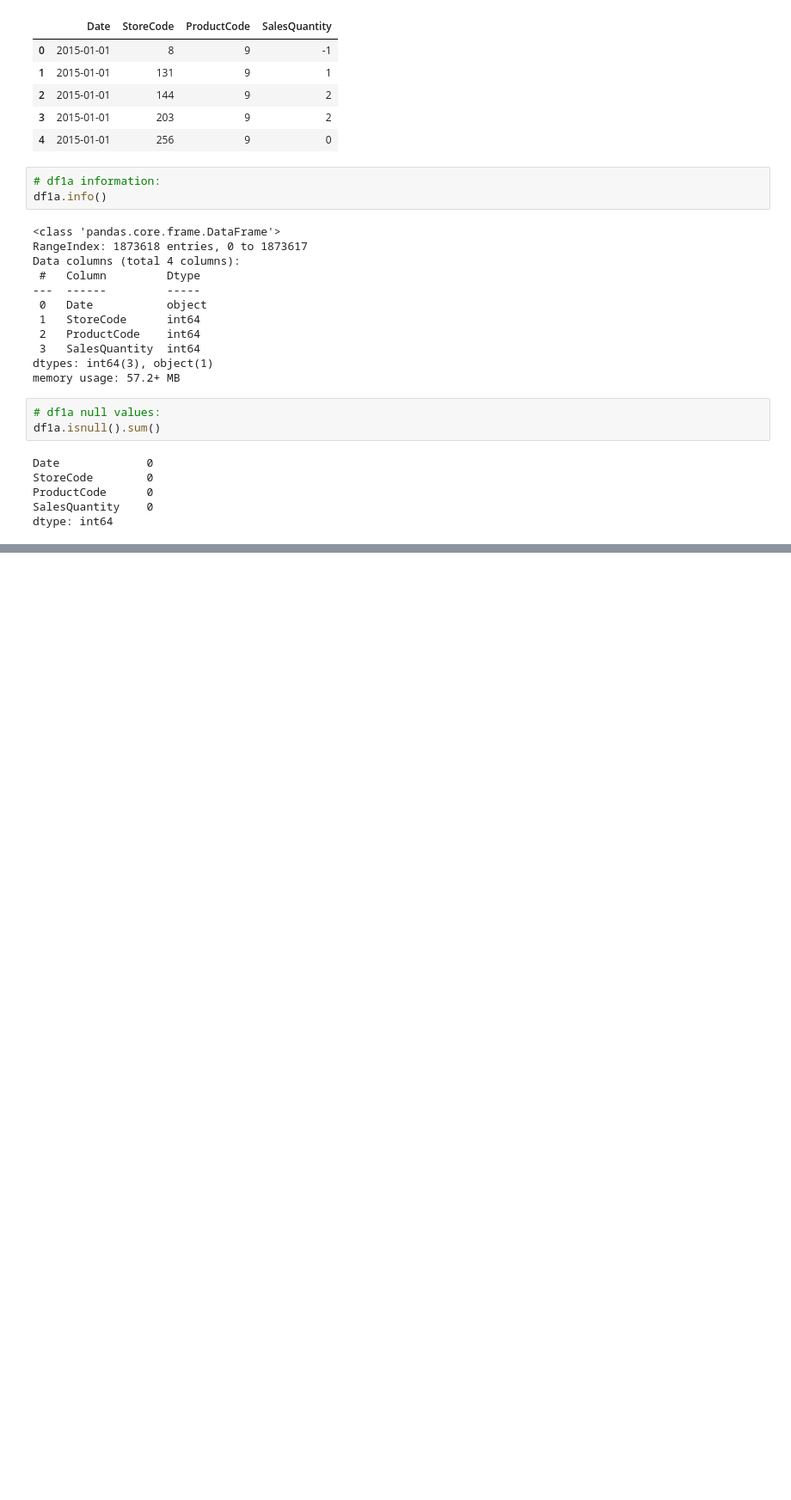
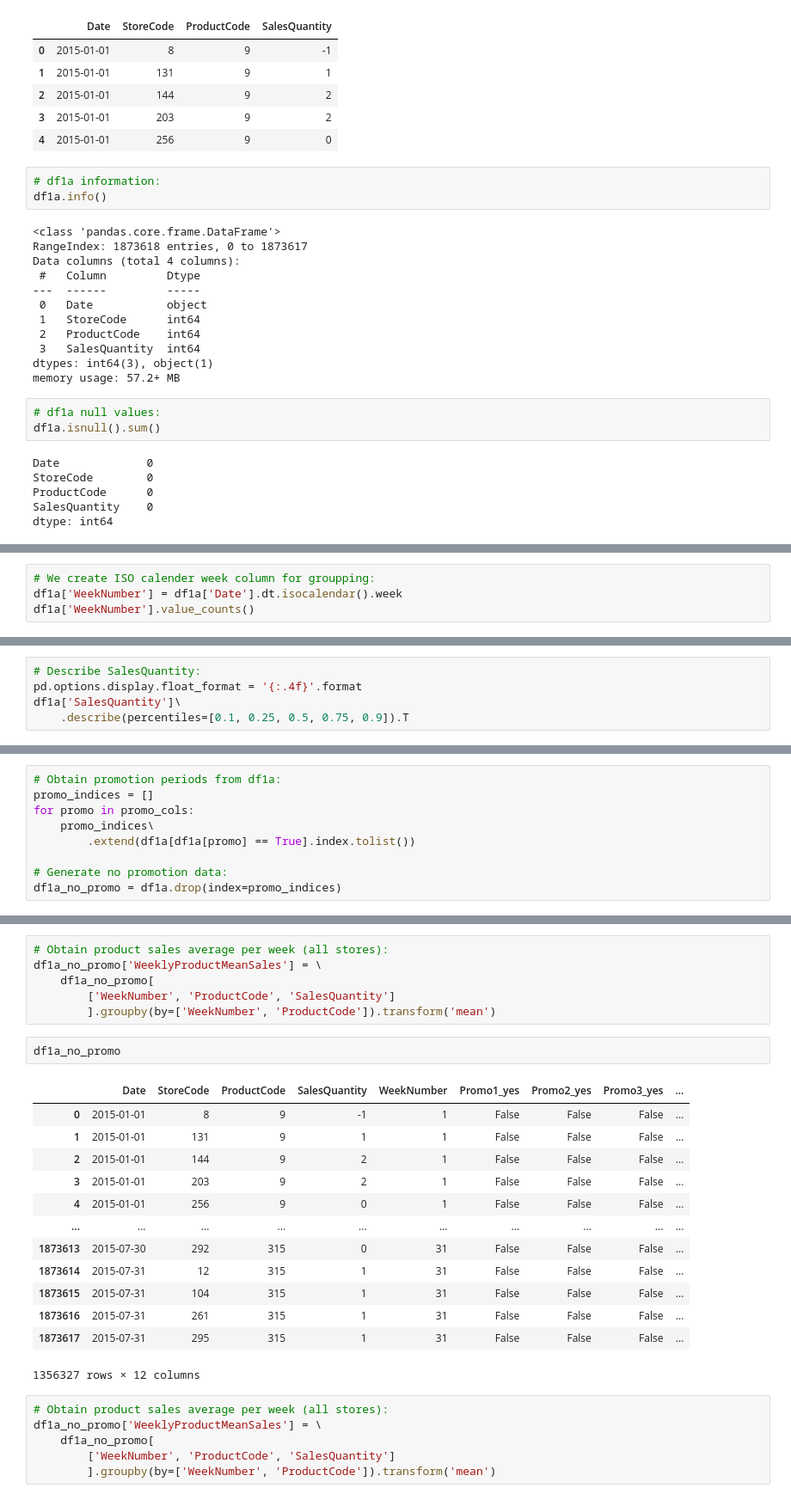
Before and after one commit to Botan-Bulut/DataScienceProjects, a Jupyter notebook: InventAnalyticsCaseStudy/assignment4.ipynb, the cells around one changed output, grey strips where cells are left out. Shown: that part at 86% size. Saved outputs shown, nothing was run; the diff lists cells and outputs as text; blank space fills up the shorter version.

```diff
--- a/InventAnalyticsCaseStudy/assignment4.ipynb
+++ b/InventAnalyticsCaseStudy/assignment4.ipynb
@@ -73,0 +129,4 @@ df_promotion =
+# %%
+# We create ISO calender week column for groupping:
+df1a['WeekNumber'] = df1a['Date'].dt.isocalendar().week
+df1a['WeekNumber'].value_counts()
@@ -73,0 +272,5 @@ df_promotion =
+# %%
+# Describe SalesQuantity:
+pd.options.display.float_format = '{:.4f}'.format
+df1a['SalesQuantity']\
+	.describe(percentiles=[0.1, 0.25, 0.5, 0.75, 0.9]).T
@@ -73,0 +322,9 @@ df_promotion =
+# %%
+# Obtain promotion periods from df1a:
+promo_indices = []
+for promo in promo_cols:
+	promo_indices\
+		.extend(df1a[df1a[promo] == True].index.tolist())
+
+# Generate no promotion data:
+df1a_no_promo = df1a.drop(index=promo_indices)
@@ -73,0 +342,28 @@ df_promotion =
+# %%
+# Obtain product sales average per week (all stores):
+df1a_no_promo['WeeklyProductMeanSales'] = \
+	df1a_no_promo[
+		['WeekNumber', 'ProductCode', 'SalesQuantity']
+		].groupby(by=['WeekNumber', 'ProductCode']).transform('mean')
+# %%
+df1a_no_promo
+# %% [output]
+|  | Date | StoreCode | ProductCode | SalesQuantity | WeekNumber | Promo1_yes | Promo2_yes | Promo3_yes | ... |
+| 0 | 2015-01-01 | 8 | 9 | -1 | 1 | False | False | False | ... |
+| 1 | 2015-01-01 | 131 | 9 | 1 | 1 | False | False | False | ... |
+| 2 | 2015-01-01 | 144 | 9 | 2 | 1 | False | False | False | ... |
+| 3 | 2015-01-01 | 203 | 9 | 2 | 1 | False | False | False | ... |
+| 4 | 2015-01-01 | 256 | 9 | 0 | 1 | False | False | False | ... |
+| ... | ... | ... | ... | ... | ... | ... | ... | ... | ... |
+| 1873613 | 2015-07-30 | 292 | 315 | 0 | 31 | False | False | False | ... |
+| 1873614 | 2015-07-31 | 12 | 315 | 1 | 31 | False | False | False | ... |
+| 1873615 | 2015-07-31 | 104 | 315 | 1 | 31 | False | False | False | ... |
+| 1873616 | 2015-07-31 | 261 | 315 | 1 | 31 | False | False | False | ... |
+| 1873617 | 2015-07-31 | 295 | 315 | 1 | 31 | False | False | False | ... |
+1356327 rows × 12 columns
+# %%
+# Obtain product sales average per week (all stores):
+df1a_no_promo['WeeklyProductMeanSales'] = \
+	df1a_no_promo[
+		['WeekNumber', 'ProductCode', 'SalesQuantity']
+		].groupby(by=['WeekNumber', 'ProductCode']).transform('mean')
```
Also changed, not shown: parts of 27 cells of this notebook, 8 other files.
